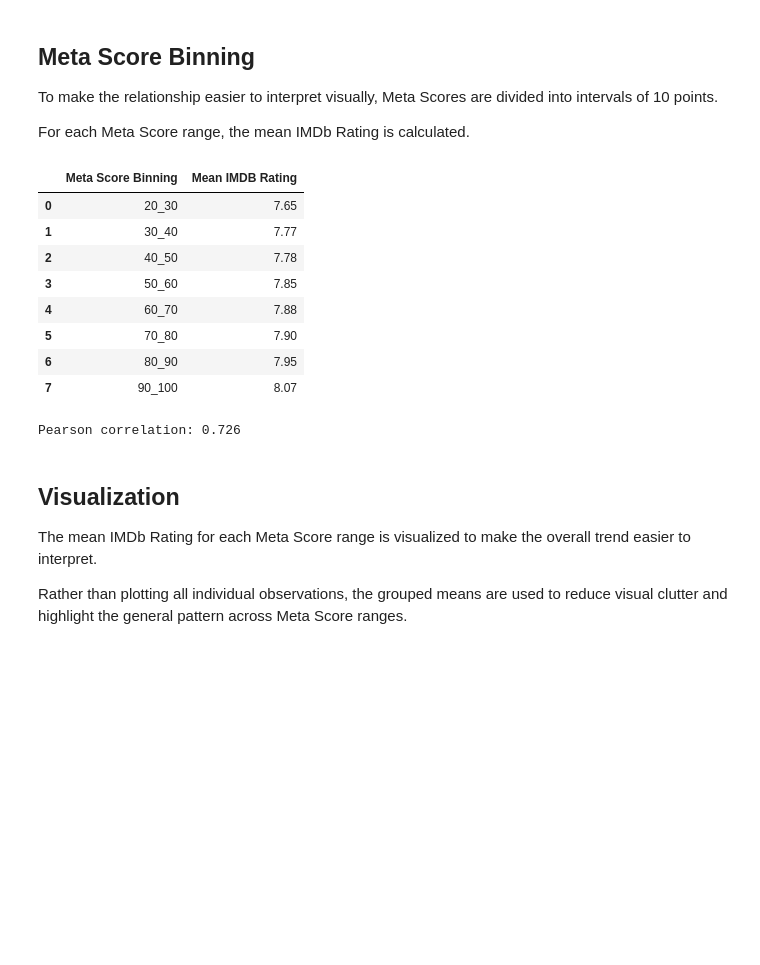
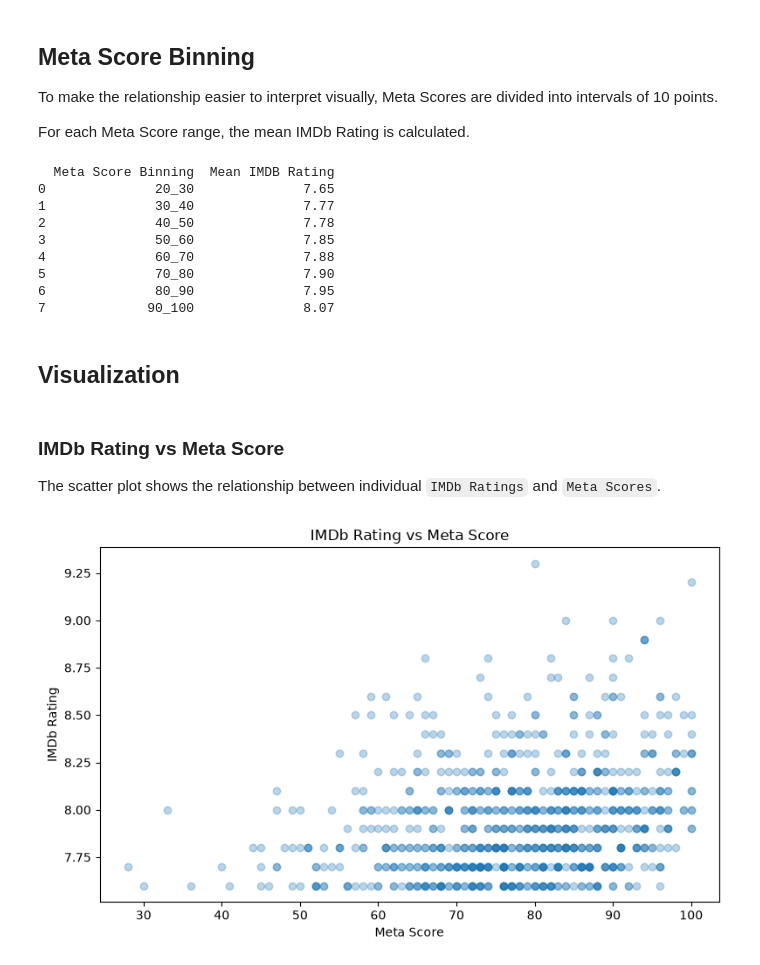
Before and after one commit to ali-keikha/imdb-movies-analysis, a Jupyter notebook: note book/03_metascore_imdb_relationship.ipynb, the cells around one changed output. Cells and saved outputs as stored; diff of their text form; code cells hidden in the pictures; blank space fills up the shorter version.

```diff
--- a/note book/03_metascore_imdb_relationship.ipynb
+++ b/note book/03_metascore_imdb_relationship.ipynb
@@ -88,26 +103,37 @@ mean_rating = (
     .rename(columns={"IMDB_Rating": "Mean IMDB Rating"})
     )
 
-mean_rating
+print(mean_rating)
 # %% [output]
-|  | Meta Score Binning | Mean IMDB Rating |
-| 0 | 20_30 | 7.65 |
-| 1 | 30_40 | 7.77 |
-| 2 | 40_50 | 7.78 |
-| 3 | 50_60 | 7.85 |
-| 4 | 60_70 | 7.88 |
-| 5 | 70_80 | 7.90 |
-| 6 | 80_90 | 7.95 |
-| 7 | 90_100 | 8.07 |
+  Meta Score Binning  Mean IMDB Rating
+0              20_30              7.65
+1              30_40              7.77
+2              40_50              7.78
+3              50_60              7.85
+4              60_70              7.88
+5              70_80              7.90
+6              80_90              7.95
+7             90_100              8.07
-# %%
-corration = mean_rating["Mean IMDB Rating"].corr(mean_rating["Meta Score Binning"])
-
-print(f"Pearson correlation: {corration:.3f}")
-# %% [output]
-Pearson correlation: 0.726
 # %% [markdown]
 ## Visualization
-
-The mean IMDb Rating for each Meta Score range is visualized to make the overall trend easier to interpret.
-
-Rather than plotting all individual observations, the grouped means are used to reduce visual clutter and highlight the general pattern across Meta Score ranges.
+# %% [markdown]
+### IMDb Rating vs Meta Score
+
+The scatter plot shows the relationship between individual `IMDb Ratings` and `Meta Scores`.
+# %%
+fig, ax = plt.subplots(figsize=(8, 5))
+
+ax.scatter(
+    analysis_df["Meta_score"],
+    analysis_df["IMDB_Rating"],
+    alpha=0.3
+)
+
+ax.set_title("IMDb Rating vs Meta Score")
+ax.set_xlabel("Meta Score")
+ax.set_ylabel("IMDb Rating")
+
+plt.tight_layout()
+plt.show()
+# %% [output]
+[figure, added]
```
Also changed, not shown: parts of 10 cells of this notebook.
